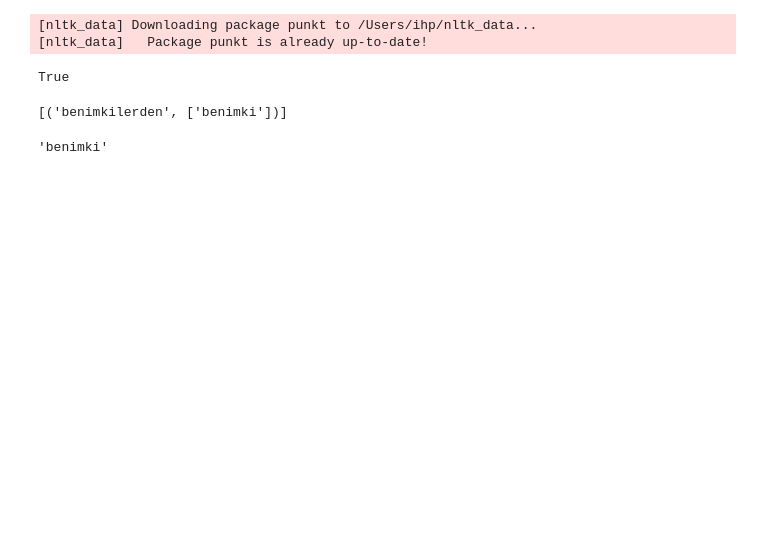
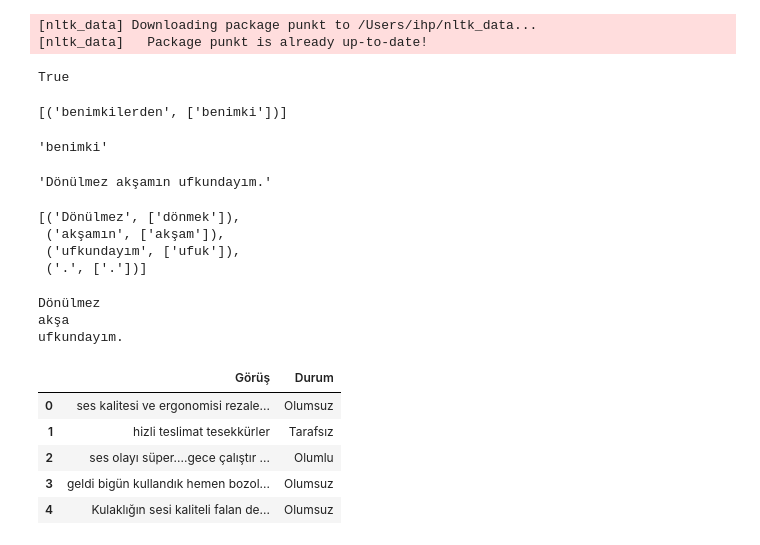
Before and after one commit to ihpar/ddi, a Jupyter notebook: LAB1/lab1.ipynb, the cells around one changed output. Drawn from its saved outputs; the diff is of its cells as text; code cells hidden in the pictures; blank space fills up the shorter version.

```diff
--- a/LAB1/lab1.ipynb
+++ b/LAB1/lab1.ipynb
@@ -28,0 +31,18 @@ stemmer.stem("benimkilerden")
+# %%
+stemmer.stem(cumle)
+# %% [output]
+'Dönülmez akşamın ufkundayım.'
+# %%
+analyzer.lemmatize(cumle)
+# %% [output]
+[('Dönülmez', ['dönmek']),
+ ('akşamın', ['akşam']),
+ ('ufkundayım', ['ufuk']),
+ ('.', ['.'])]
+# %%
+for kelime in cumle.split():
+    print(stemmer.stem(kelime))
+# %% [output]
+Dönülmez
+akşa
+ufkundayım.
@@ -28,0 +51,11 @@ stemmer.stem("benimkilerden")
+# %%
+df = pd.read_csv("magaza_yorumlari_duygu_analizi.csv", encoding="utf16")
+# https://www.kaggle.com/datasets/burhanbilenn/duygu-analizi-icin-urun-yorumlari
+df.head()
+# %% [output]
+|  | Görüş | Durum |
+| 0 | ses kalitesi ve ergonomisi rezale... | Olumsuz |
+| 1 | hizli teslimat tesekkürler | Tarafsız |
+| 2 | ses olayı süper....gece çalıştır ... | Olumlu |
+| 3 | geldi bigün kullandık hemen bozol... | Olumsuz |
+| 4 | Kulaklığın sesi kaliteli falan de... | Olumsuz |
```
Also changed, not shown: parts of 32 cells of this notebook, 2 other files.
